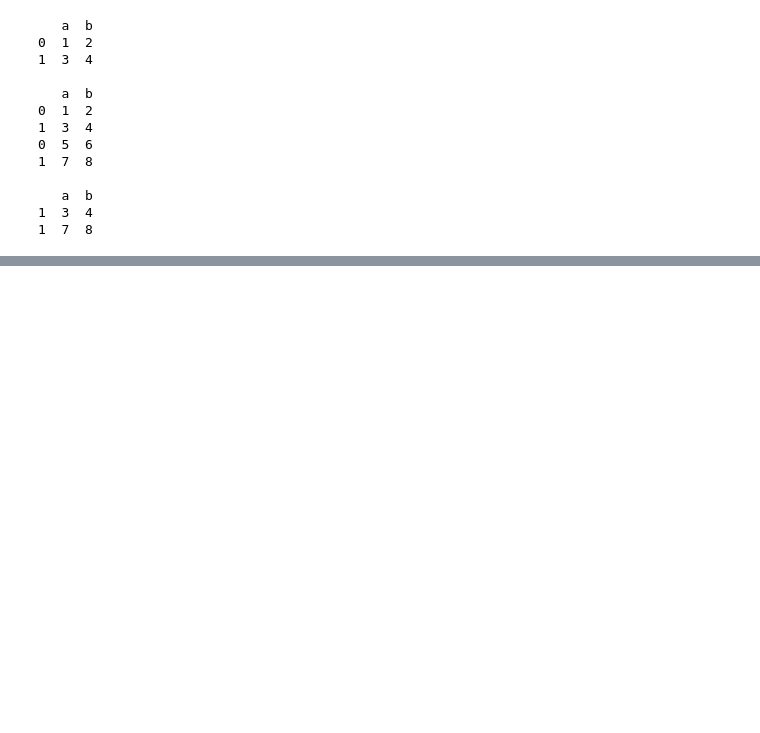
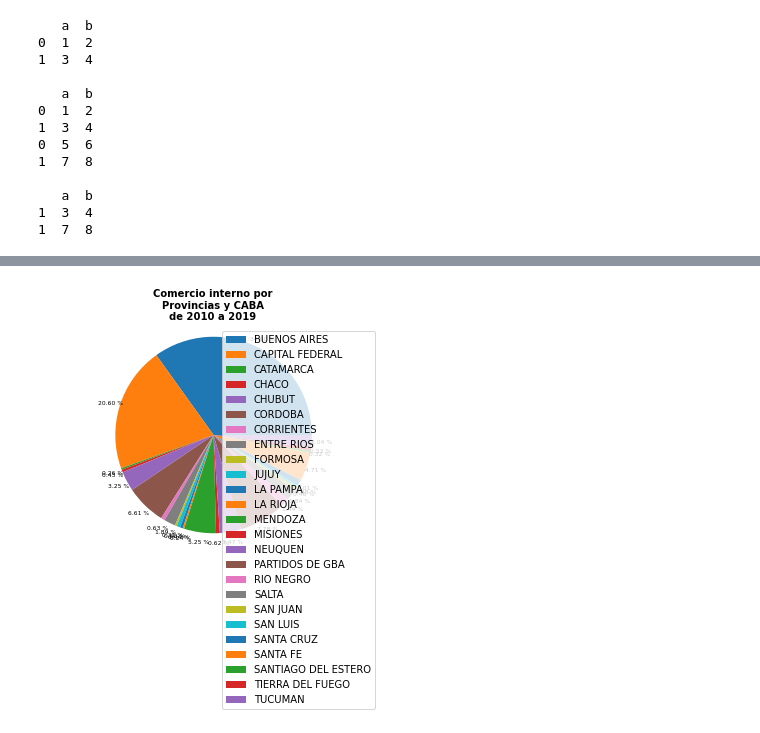
Before and after one commit to RdzSebastian/curso_python, a Jupyter notebook: parte_7/panda_ejemplos_data_frame.ipynb, the cells around one changed output, grey strips where cells are left out. Cells and saved outputs as stored; diff of their text form; code cells hidden in the pictures; blank space fills up the shorter version.

Commit message:
Verifica los ejemplos de "Analisis y manipulacion de datos con panda"

```diff
--- a/parte_7/panda_ejemplos_data_frame.ipynb
+++ b/parte_7/panda_ejemplos_data_frame.ipynb
@@ -278,0 +594,25 @@ print(f"{df} \n")
+# %%
+def resolver_ruta(ruta_relativa):
+    if hasattr(sys, '_MEIPASS'):
+        return os.path.join(sys._MEIPASS, ruta_relativa)
+    return os.path.join(os.path.abspath('.'), ruta_relativa)
+
+datos = pd.read_csv(resolver_ruta("comercio_interno.csv"), encoding='latin-1')
+df = pd.DataFrame(datos)
+df = df.drop(df[df['alcance_nombre'] == 'Argentina'].index)
+df = df.drop(df[df['alcance_nombre'] == 'GRAN BUENOS AIRES'].index)
+df = df.drop(df[df['alcance_nombre'] == 'INDETERMINADA'].index)
+df = df.drop(df[df['alcance_nombre'] == 'PARTIDOS DEL GBA'].index)
+df = df.drop(df[df['alcance_nombre'] == 'RESTO DE BUENOS AIRES'].index)
+df['indice_tiempo'] = pd.to_datetime(df['indice_tiempo'], format='%d/%m/%Y')
+df['año'], df['mes'] = df['indice_tiempo'].dt.year, df['indice_tiempo'].dt.month
+df = df.drop(df[df['año'] < 2010].index)
+del df['sector_id']
+df.to_csv('comercio-interno-2.csv')
+df.groupby('alcance_nombre')['valor'].sum().plot(kind='pie',legend='Reverse',autopct='%0.2f %%',fontsize=6,labels=None, pctdistance=1.10)
+plt.axis('equal')
+plt.ylabel('')
+plt.title('Comercio interno por\nProvincias y CABA\nde 2010 a 2019',weight='bold',size=10)
+plt.show()
+# %% [output]
+[figure, added]
```
Also changed, not shown: parts of 21 cells of this notebook, 2 other files.
